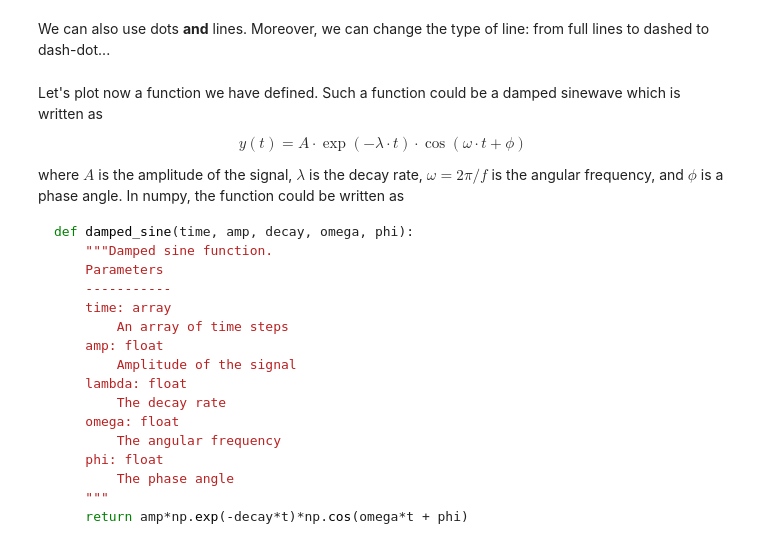
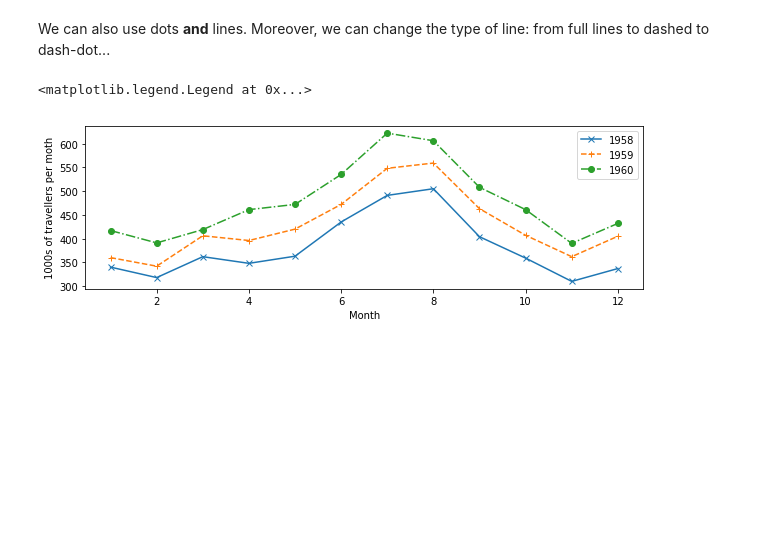
Before and after one commit to profLewis/geog0111_OLD, a Jupyter notebook: 02_numpy/Chapter2_Numpy_matplotlib_scipy.ipynb, the cells around one changed output. Saved outputs shown, nothing was run; the diff lists cells and outputs as text; code cells hidden in the pictures; blank space fills up the shorter version.

````diff
--- a/02_numpy/Chapter2_Numpy_matplotlib_scipy.ipynb
+++ b/02_numpy/Chapter2_Numpy_matplotlib_scipy.ipynb
@@ -866,36 +845,13 @@ plt.legend(loc="best")
 # %% [markdown]
 We can also use dots **and** lines. Moreover, we can change the type of line: from full lines to dashed to dash-dot...
 # %%
-plt.figure()
-plt.plot(mths, air_travel[:, 0], 'x-', label="1958")
-plt.plot(mths, air_travel[:, 1], '+--', label="1959")
-plt.plot(mths, air_travel[:, 2], 'o-.', label="1960")
+plt.figure(figsize=(10,3))
+plt.plot(mths, air_travel[0], 'x-', label="1958")
+plt.plot(mths, air_travel[1], '+--', label="1959")
+plt.plot(mths, air_travel[2], 'o-.', label="1960")
 plt.xlabel("Month")
 plt.ylabel("1000s of travellers per moth")
 plt.legend(loc="best")
+# %% [output]
+<matplotlib.legend.Legend at 0x...>
+[figure, added]
-# %% [markdown]
-Let's plot now a function we have defined. Such a function could be a damped sinewave which is written as
-
-$$
-y(t) = A\cdot \exp(-\lambda\cdot t)\cdot \cos(\omega\cdot t + \phi)
-$$
-
-where $A$ is the amplitude of the signal, $\lambda$ is the decay rate, $\omega=2\pi/f$ is the angular frequency, and $\phi$ is a phase angle. In numpy, the function could be written as
-```python
-def damped_sine(time, amp, decay, omega, phi):
-    """Damped sine function.
-    Parameters
-    -----------
-    time: array
-        An array of time steps
-    amp: float
-        Amplitude of the signal
-    lambda: float
-        The decay rate
-    omega: float
-        The angular frequency
-    phi: float
-        The phase angle
-    """
-    return amp*np.exp(-decay*t)*np.cos(omega*t + phi)
-```
````
Also changed, not shown: parts of 49 cells of this notebook, 4 other files.
